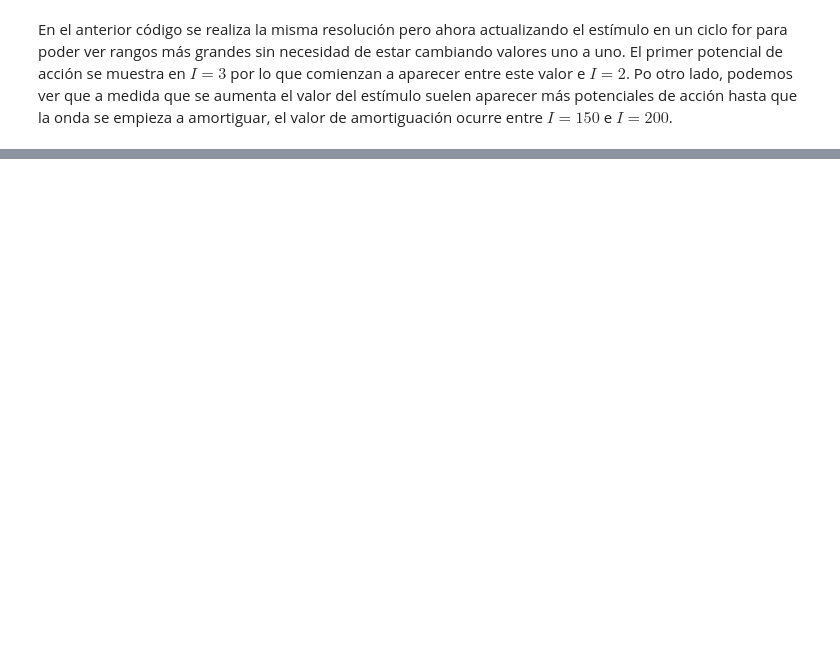
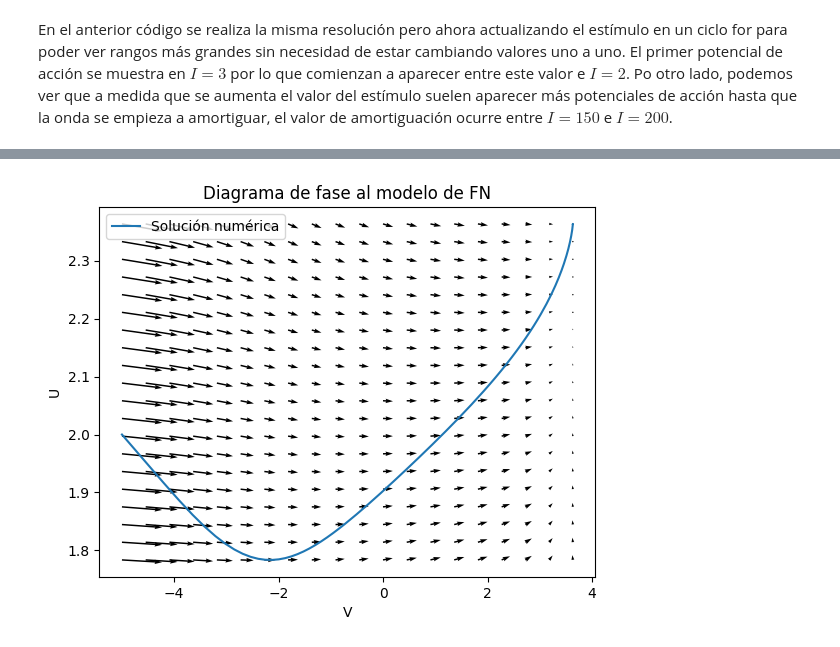
Before and after one commit to ashybabashyba/RedesComplejasUGR, a Jupyter notebook: NotebookPrincipal.ipynb, the cells around one changed output, grey strips where cells are left out. Saved outputs shown, nothing was run; the diff lists cells and outputs as text; code cells hidden in the pictures; blank space fills up the shorter version.

```diff
--- a/NotebookPrincipal.ipynb
+++ b/NotebookPrincipal.ipynb
@@ -902,0 +914,38 @@ En el anterior código se realiza la misma resolución pero ahora actualizando e
+# %%
+# Condiciones iniciales
+a = 20
+b = 10
+I = 10
+ic = [-5.0, 2.0]
+
+# Definición de las ecuaciones diferenciales
+def dVdt(V, U):
+    return V - (V**3)/3 + U + I
+
+def dUdt(V, U):
+    return V + a - b*U
+
+def field_func(xy, t=0):
+    V, U = xy
+    return [dVdt(V, U), dUdt(V, U)]
+
+# Solver numérico
+sol = odeint(field_func, ic, np.linspace(0, 10, 1000))
+
+# Rango de valores para V y U
+V = np.linspace(np.min(sol[:, 0]), np.max(sol[:, 0]), 20)
+U = np.linspace(np.min(sol[:, 1]), np.max(sol[:, 1]), 20)
+
+V, U = np.meshgrid(V, U)
+dV = dVdt(V, U)
+dU = dUdt(V, U)
+
+plt.quiver(V, U, dV, dU)
+plt.plot(sol[:, 0], sol[:, 1], label='Solución numérica')
+plt.xlabel('V')
+plt.ylabel('U')
+plt.legend()
+plt.title('Diagrama de fase al modelo de FN')
+plt.show()
+# %% [output]
+[figure, added]
```
Also changed, not shown: parts of 4 cells of this notebook.
